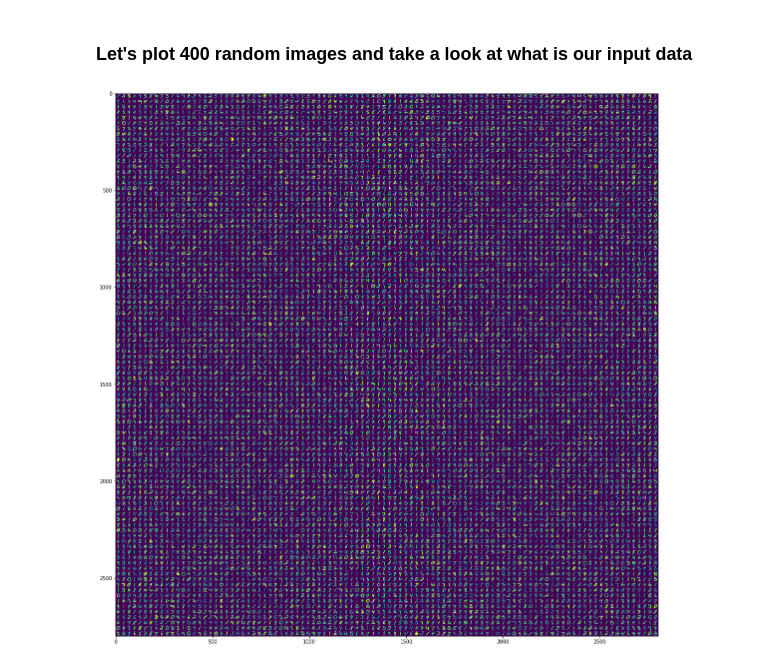
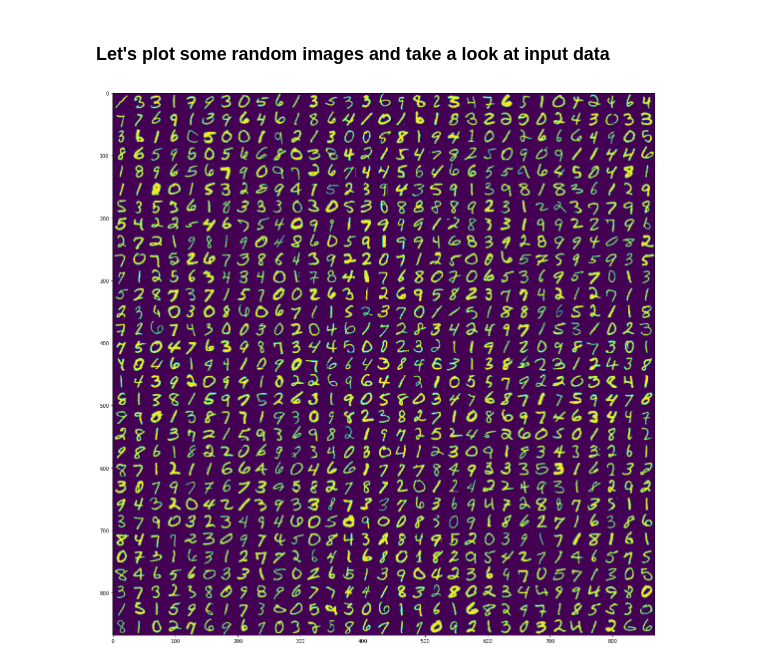
Before and after one commit to antoniszczepanik/toygrad, a Jupyter notebook: mnist.ipynb, the cells around one changed output. Drawn from its saved outputs; the diff is of its cells as text; code cells hidden in the pictures.

```diff
--- a/mnist.ipynb
+++ b/mnist.ipynb
@@ -71,6 +78,6 @@ Epoch    9 - train loss 0.246 (std:0.02) - test loss 0.245 (std:0.06)
 # %% [markdown]
-### Let's plot 400 random images and take a look at what is our input data
+### Let's plot some random images and take a look at input data
 # %%
-plot_images(X[:10000])
+plot_images(X[:1000])
 # %% [output]
-[figure, old version]
+[figure, new version]
```
Also changed, not shown: parts of 3 cells of this notebook, 2 other files.
